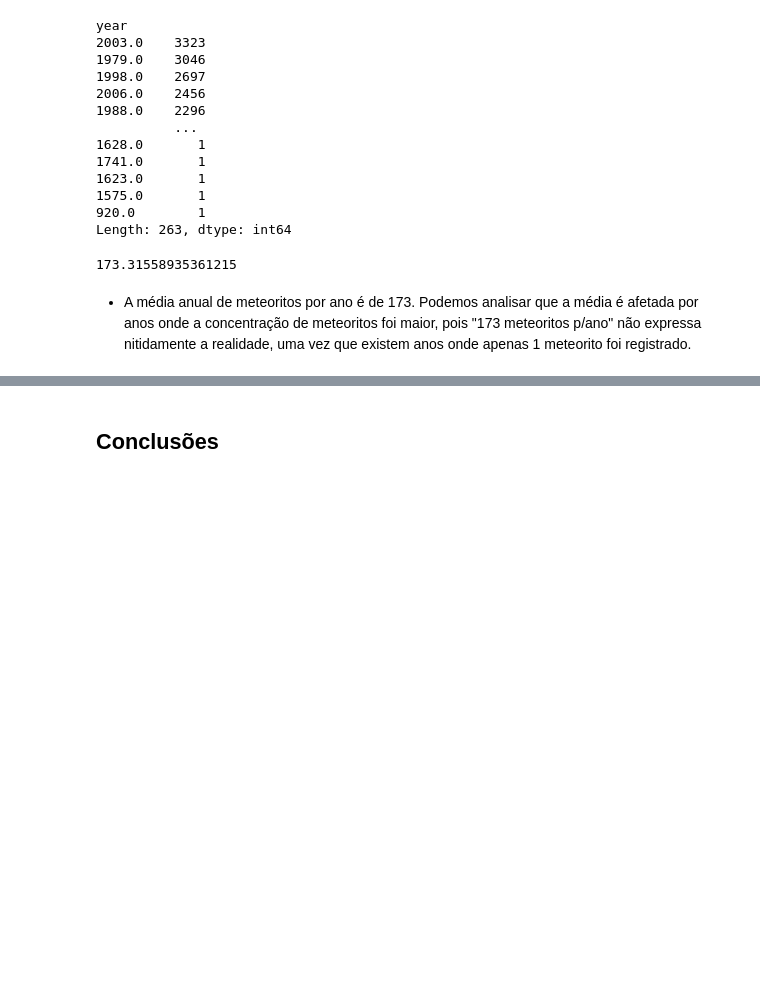
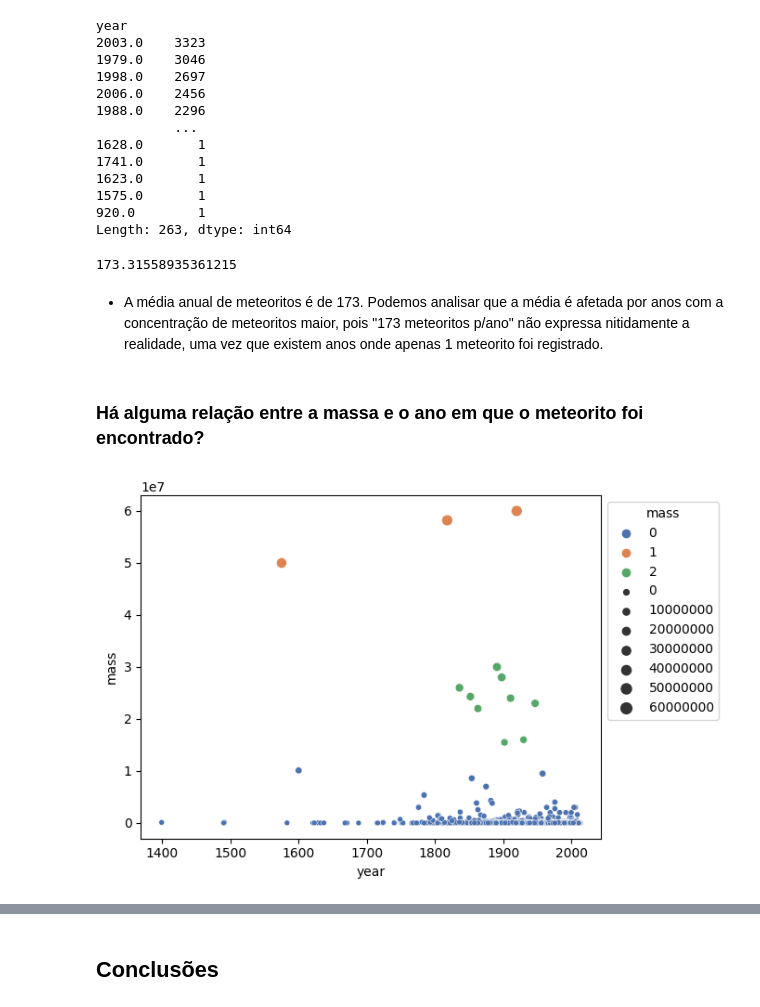
Before and after one commit to biabcaval/Projeto-ICD-analise-meteoros, a Jupyter notebook: relatório_final.ipynb, the cells around one changed output, grey strips where cells are left out. Saved outputs shown, nothing was run; the diff lists cells and outputs as text; code cells hidden in the pictures; blank space fills up the shorter version.

```diff
--- a/relatório_final.ipynb
+++ b/relatório_final.ipynb
@@ -297,4 +297,20 @@ met_por_ano
 # %% [output]
 173.31558935361215
 # %% [markdown]
-- A média anual de meteoritos por ano é de 173. Podemos analisar que a média é afetada por anos onde a concentração de meteoritos foi maior, pois "173 meteoritos p/ano"  não expressa nitidamente a realidade, uma vez que existem anos onde apenas 1 meteorito foi registrado.
+- A média anual de meteoritos é de 173. Podemos analisar que a média é afetada por anos com a concentração de meteoritos maior, pois "173 meteoritos p/ano"  não expressa nitidamente a realidade, uma vez que existem anos onde apenas 1 meteorito foi registrado.
+# %% [markdown]
+### Há alguma relação entre a massa e o ano em que o meteorito foi encontrado?
+# %%
+# Vamos realizar o agrupamento por k-means, utilizando k = 3 (valor escolhido com base no "elbow method").
+
+df_group = df1[['mass', 'year']].dropna()
+
+kmeans3 = KMeans(n_clusters=3)
+
+kmeans3.fit(df_group)
+
+plot3 = sns.scatterplot(data=df_group, x= 'year',y = 'mass', hue=kmeans3.labels_, palette="deep", size='mass')
+
+sns.move_legend(plot3, "upper left", bbox_to_anchor=(1,1))
+# %% [output]
+[figure, added]
```
Also changed, not shown: parts of 10 cells of this notebook, 1 other file.
